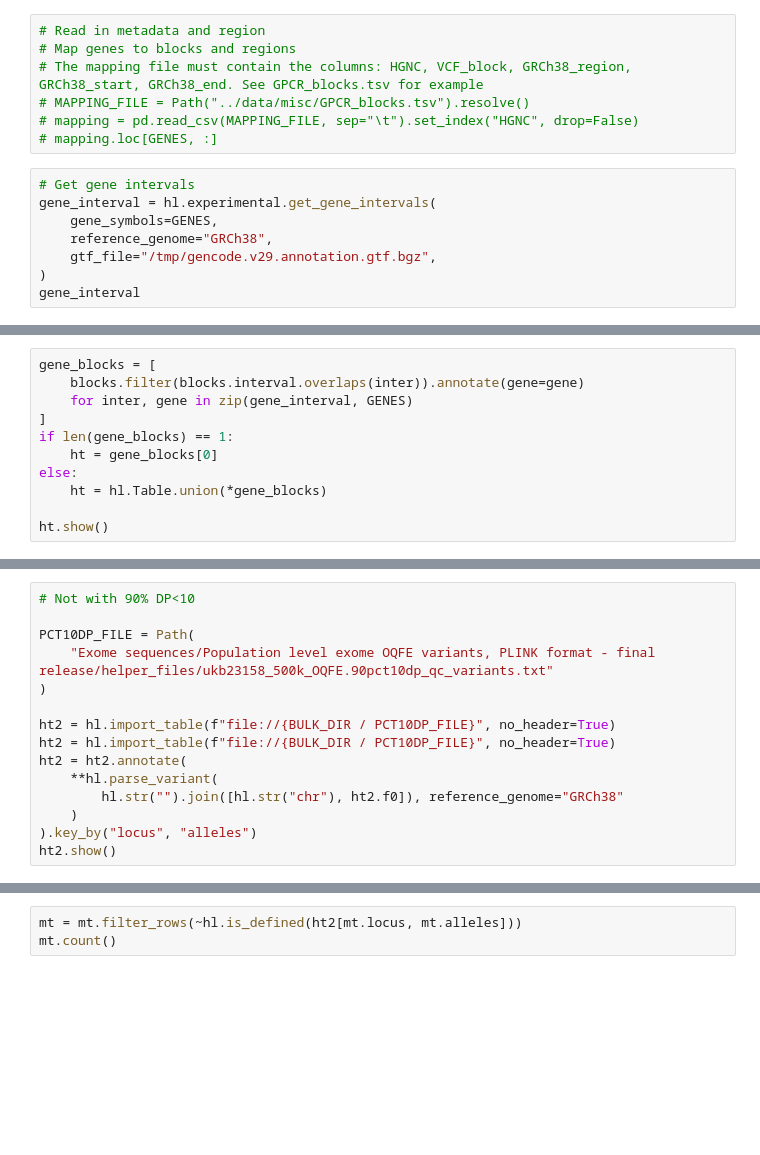
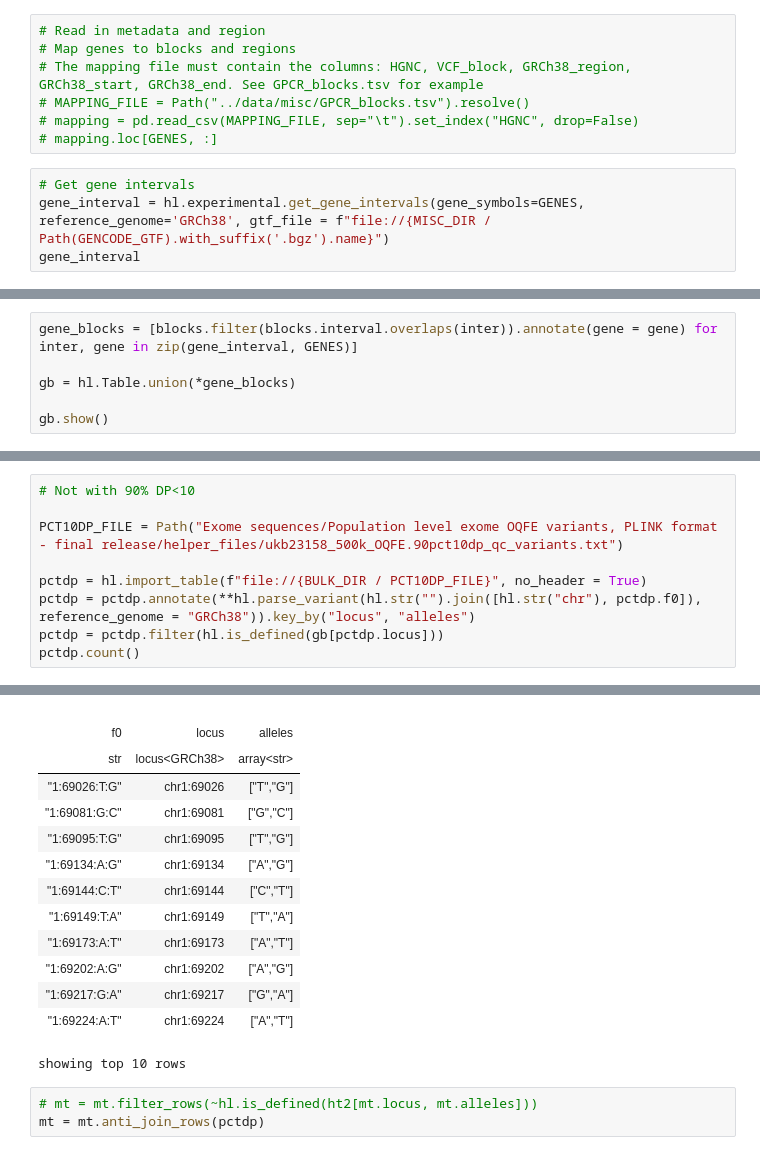
Before and after one commit to HauserGroup/gogoGPCR2, a Jupyter notebook: notebooks/QC.ipynb, the cells around one changed output, grey strips where cells are left out. Cells and saved outputs as stored; diff of their text form; blank space fills up the shorter version.

```diff
--- a/notebooks/QC.ipynb
+++ b/notebooks/QC.ipynb
@@ -117,10 +122,6 @@ if not Path("../data/pvcf_blocks.txt").exists():
 # mapping.loc[GENES, :]
 # %%
 # Get gene intervals
-gene_interval = hl.experimental.get_gene_intervals(
-    gene_symbols=GENES,
-    reference_genome="GRCh38",
-    gtf_file="/tmp/gencode.v29.annotation.gtf.bgz",
-)
+gene_interval = hl.experimental.get_gene_intervals(gene_symbols=GENES, reference_genome='GRCh38', gtf_file = f"file://{MISC_DIR / Path(GENCODE_GTF).with_suffix('.bgz').name}")
 gene_interval
 # %% [output]
@@ -179,12 +168,7 @@ showing top 10 rows
 # %%
-gene_blocks = [
-    blocks.filter(blocks.interval.overlaps(inter)).annotate(gene=gene)
-    for inter, gene in zip(gene_interval, GENES)
-]
-if len(gene_blocks) == 1:
-    ht = gene_blocks[0]
-else:
-    ht = hl.Table.union(*gene_blocks)
+gene_blocks = [blocks.filter(blocks.interval.overlaps(inter)).annotate(gene = gene) for inter, gene in zip(gene_interval, GENES)]
 
-ht.show()
+gb = hl.Table.union(*gene_blocks)
+
+gb.show()
 # %% [output]
@@ -238,15 +230,10 @@ mt = mt.filter_rows(hl.is_defined(interval_table[mt.locus]))
 # %%
 # Not with 90% DP<10
 
-PCT10DP_FILE = Path(
-    "Exome sequences/Population level exome OQFE variants, PLINK format - final release/helper_files/ukb23158_500k_OQFE.90pct10dp_qc_variants.txt"
-)
+PCT10DP_FILE = Path("Exome sequences/Population level exome OQFE variants, PLINK format - final release/helper_files/ukb23158_500k_OQFE.90pct10dp_qc_variants.txt")
 
-ht2 = hl.import_table(f"file://{BULK_DIR / PCT10DP_FILE}", no_header=True)
-ht2 = hl.import_table(f"file://{BULK_DIR / PCT10DP_FILE}", no_header=True)
-ht2 = ht2.annotate(
-    **hl.parse_variant(
-        hl.str("").join([hl.str("chr"), ht2.f0]), reference_genome="GRCh38"
-    )
-).key_by("locus", "alleles")
-ht2.show()
+pctdp = hl.import_table(f"file://{BULK_DIR / PCT10DP_FILE}", no_header = True)
+pctdp = pctdp.annotate(**hl.parse_variant(hl.str("").join([hl.str("chr"), pctdp.f0]), reference_genome = "GRCh38")).key_by("locus", "alleles")
+pctdp = pctdp.filter(hl.is_defined(gb[pctdp.locus]))
+pctdp.count()
+# %% [output]
@@ -253,3 +244,17 @@ ht2.show()
+|  |  |  |
+| f0 | locus | alleles |
+| str | locus<GRCh38> | array<str> |
+| "1:69026:T:G" | chr1:69026 | ["T","G"] |
+| "1:69081:G:C" | chr1:69081 | ["G","C"] |
+| "1:69095:T:G" | chr1:69095 | ["T","G"] |
+| "1:69134:A:G" | chr1:69134 | ["A","G"] |
+| "1:69144:C:T" | chr1:69144 | ["C","T"] |
+| "1:69149:T:A" | chr1:69149 | ["T","A"] |
+| "1:69173:A:T" | chr1:69173 | ["A","T"] |
+| "1:69202:A:G" | chr1:69202 | ["A","G"] |
+| "1:69217:G:A" | chr1:69217 | ["G","A"] |
+| "1:69224:A:T" | chr1:69224 | ["A","T"] |
+showing top 10 rows
 # %%
-mt = mt.filter_rows(~hl.is_defined(ht2[mt.locus, mt.alleles]))
-mt.count()
+# mt = mt.filter_rows(~hl.is_defined(ht2[mt.locus, mt.alleles]))
+mt = mt.anti_join_rows(pctdp)
```
Also changed, not shown: parts of 13 cells of this notebook.
